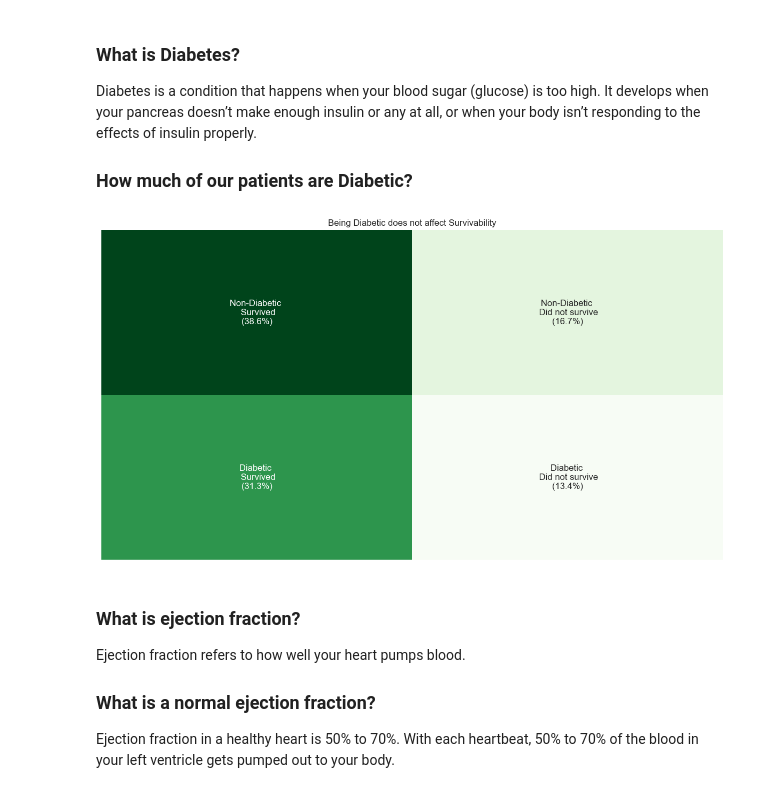
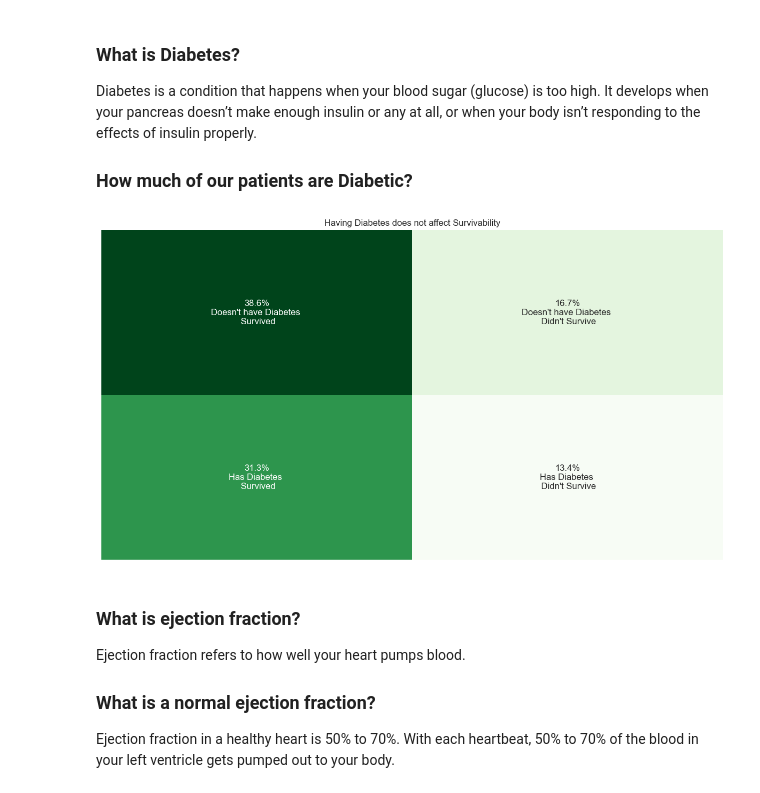
Before and after one commit to api-b-b-m/machine-learning, a Jupyter notebook: Heart Failure Prediction - Clinical Records/heart_failure_prediction_clinical_records.ipynb, the cells around one changed output. Saved outputs shown, nothing was run; the diff lists cells and outputs as text; code cells hidden in the pictures.

```diff
--- a/Heart Failure Prediction - Clinical Records/heart_failure_prediction_clinical_records.ipynb
+++ b/Heart Failure Prediction - Clinical Records/heart_failure_prediction_clinical_records.ipynb
@@ -49,7 +50,7 @@ heart_failure_df.duplicated(keep=False)
 4999     True
 Length: 5000, dtype: bool
 # %%
-heart_failure_df.drop_duplicates(inplace=True)
+heart_failure_df=heart_failure_df.drop_duplicates()
 heart_failure_df.info()
 # %% [output]
 <class 'pandas.core.frame.DataFrame'>
@@ -214,5 +222,18 @@ plt.show()
 Anemia is when you have low levels of healthy red blood cells to carry oxygen throughout your body.
 
 ### How much of our patients are Anemic?
+# %%
+#Categorization
+def categorize_values(a, b,c):
+    if a == 0 and b == 0:
+        return f"Doesn't have {c} \n Survived"
+    elif a == 0 and b == 1:
+        return f"Doesn't have {c} \n Didn't Survive"
+    elif a == 1 and b == 0:
+        return f"Has {c} \n Survived"
+    elif a == 1 and b == 1:
+        return f"Has {c} \n Didn't Survive"
+    else:
+        return 'Undefined'
 # %%
 #anemic distribution
@@ -296,42 +306,31 @@ Diabetes is a condition that happens when your blood sugar (glucose) is too high
 ### How much of our patients are Diabetic?
 # %%
 #diabetes distribution
-contingency_table=pd.crosstab(heart_failure_df['diabetes'],heart_failure_df['DEATH_EVENT'])
-
-def categorize_values(a, b):
-    if a == 0 and b == 0:
-        return 'Non-Diabetic \n Survived'
-    elif a == 0 and b == 1:
-        return 'Non-Diabetic \n Did not survive'
-    elif a == 1 and b == 0:
-        return 'Diabetic \n Survived'
-    elif a == 1 and b == 1:
-        return 'Diabetic \n Did not survive'
-    else:
-        return 'Undefined'
+diabetic_contingency_table=pd.crosstab(heart_failure_df['diabetes'],heart_failure_df['DEATH_EVENT']).copy()
 
 annotations = [
     [
-        '{}\n({:.1f}%)'.format(categorize_values(contingency_table.index[i], contingency_table.columns[j]),
-                               contingency_table.iloc[i, j] / contingency_table.sum().sum() * 100)
-        for j in range(len(contingency_table.columns))
+        '{:.1f}%\n{}'.format(diabetic_contingency_table.iloc[i, j] / diabetic_contingency_table.sum().sum() * 100,
+                             categorize_values(diabetic_contingency_table.index[i], diabetic_contingency_table.columns[j],'Diabetes'))
+        for j in range(len(diabetic_contingency_table.columns))
     ]
-    for i in range(len(contingency_table.index))
+    for i in range(len(diabetic_contingency_table.index))
 ]
 
 plt.figure(figsize=(15,8))
+plt.title('Having Diabetes does not affect Survivability')
 
-sns.heatmap(contingency_table, annot=annotations, fmt='', cmap='Greens', cbar=False)
+sns.heatmap(diabetic_contingency_table, annot=annotations, fmt='', cmap='Greens', cbar=False)
 
-plt.title('Being Diabetic does not affect Survivability')
 plt.xlabel('')
+plt.xticks([])
+
 plt.ylabel('')
-plt.xticks([])
 plt.yticks([])
 
 plt.show()
 # %% [output]
-[figure, old version]
+[figure, new version]
 # %% [markdown]
 ### What is ejection fraction?
 Ejection fraction refers to how well your heart pumps blood.
```
Also changed, not shown: parts of 64 cells of this notebook.
